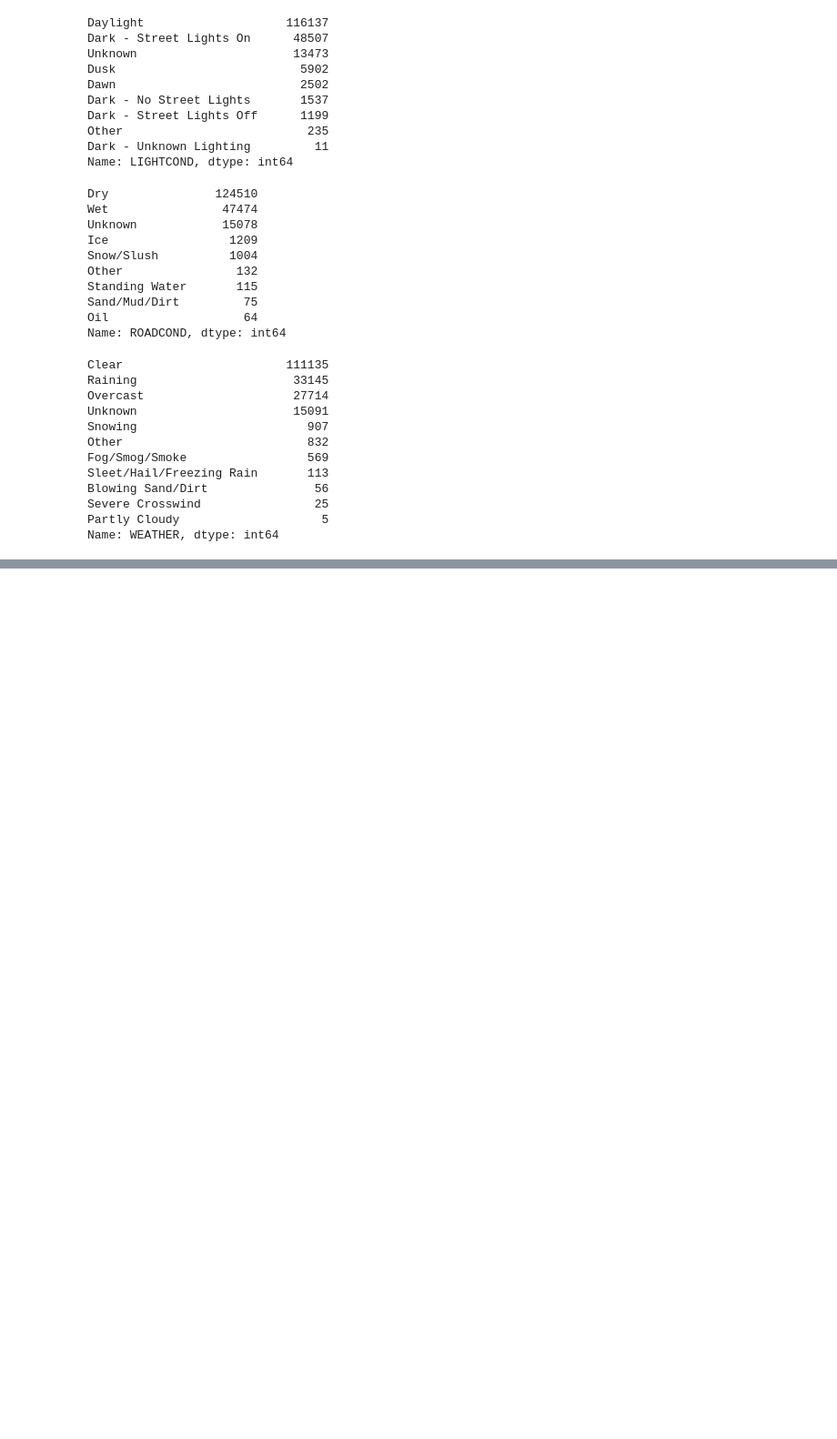
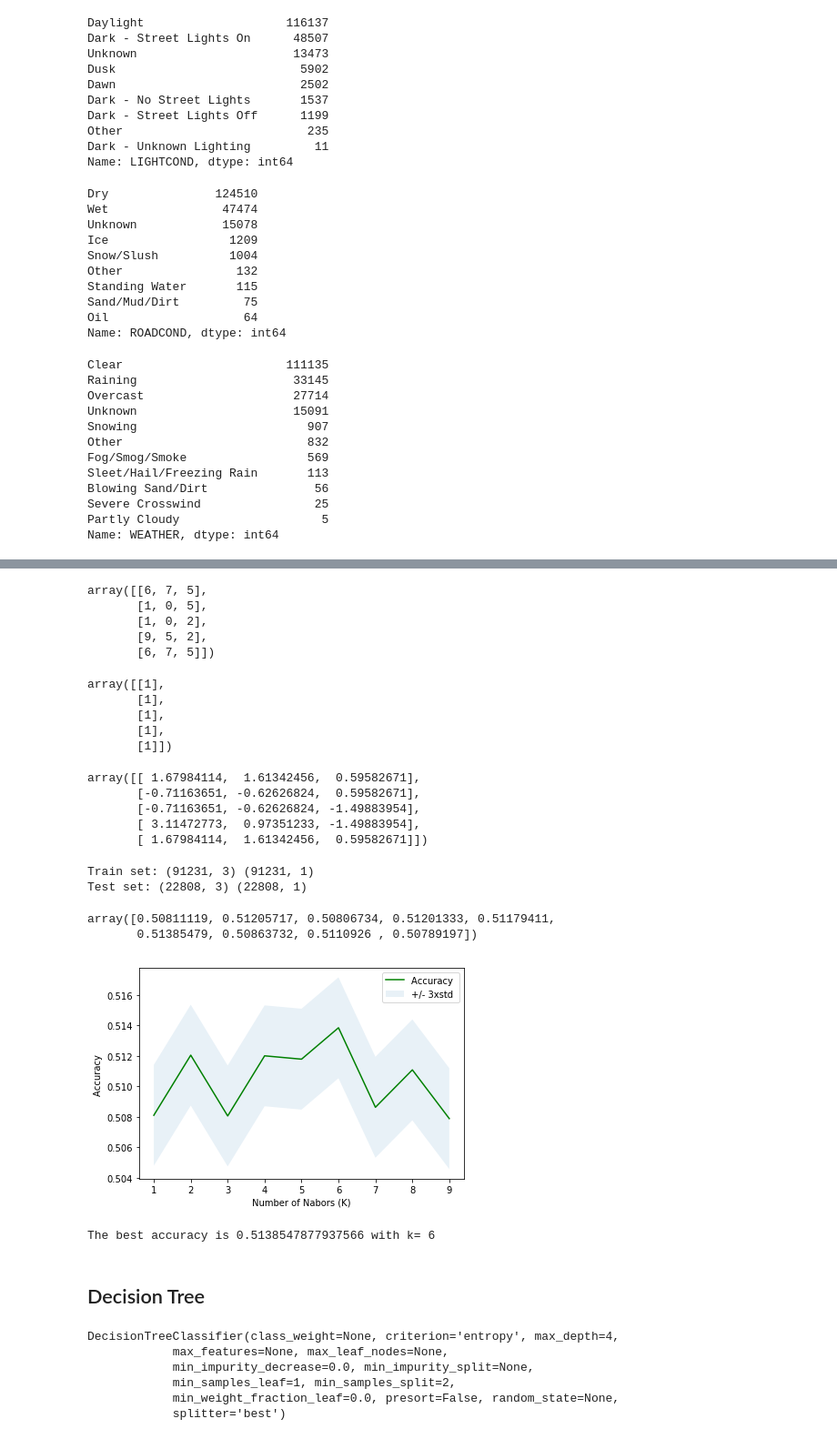
Before and after one commit to BrandonSolares/Coursera_Capstone, a Jupyter notebook: Capstone.ipynb, the cells around one changed output, grey strips where cells are left out. Shown: that part at 91% size. Cells and saved outputs as stored; diff of their text form; code cells hidden in the pictures; blank space fills up the shorter version.

```diff
--- a/Capstone.ipynb
+++ b/Capstone.ipynb
@@ -108,0 +196,35 @@ df1
+# %%
+X = df1[['WEATHER','ROADCOND','LIGHTCOND']].values
+X[0:5]
+# %% [output]
+array([[6, 7, 5],
+       [1, 0, 5],
+       [1, 0, 2],
+       [9, 5, 2],
+       [6, 7, 5]])
+# %%
+y = df1[['SEVERITYCODE']].values
+y[0:5]
+# %% [output]
+array([[1],
+       [1],
+       [1],
+       [1],
+       [1]])
+# %%
+X = preprocessing.StandardScaler().fit(X).transform(X.astype(float))
+X[0:5]
+# %% [output]
+array([[ 1.67984114,  1.61342456,  0.59582671],
+       [-0.71163651, -0.62626824,  0.59582671],
+       [-0.71163651, -0.62626824, -1.49883954],
+       [ 3.11472773,  0.97351233, -1.49883954],
+       [ 1.67984114,  1.61342456,  0.59582671]])
+# %%
+from sklearn.model_selection import train_test_split
+X_train, X_test, y_train, y_test = train_test_split( X, y, test_size=0.2, random_state=2)
+print ('Train set:', X_train.shape,  y_train.shape)
+print ('Test set:', X_test.shape,  y_test.shape)
+# %% [output]
+Train set: (91231, 3) (91231, 1)
+Test set: (22808, 3) (22808, 1)
@@ -108,0 +234,19 @@ df1
+# %%
+Ks = 10
+mean_acc = np.zeros((Ks-1))
+std_acc = np.zeros((Ks-1))
+ConfustionMx = [];
+for n in range(1,Ks):
+
+    #Train Model and Predict
+    neigh = KNeighborsClassifier(n_neighbors = n).fit(X_train,y_train)
+    yhat_knn=neigh.predict(X_test)
+    mean_acc[n-1] = metrics.accuracy_score(y_test, yhat_knn)
+
+
+    std_acc[n-1]=np.std(yhat_knn==y_test)/np.sqrt(yhat_knn.shape[0])
+
+mean_acc
+# %% [output]
+array([0.50811119, 0.51205717, 0.50806734, 0.51201333, 0.51179411,
+       0.51385479, 0.50863732, 0.5110926 , 0.50789197])
@@ -108,0 +259,14 @@ df1
+# %%
+plt.plot(range(1,Ks),mean_acc,'g')
+plt.fill_between(range(1,Ks),mean_acc - 1 * std_acc,mean_acc + 1 * std_acc, alpha=0.10)
+plt.legend(('Accuracy ', '+/- 3xstd'))
+plt.ylabel('Accuracy ')
+plt.xlabel('Number of Nabors (K)')
+plt.tight_layout()
+plt.show()
+# %% [output]
+[figure, added]
+# %%
+print( "The best accuracy is", mean_acc.max(), "with k=", mean_acc.argmax()+1)
+# %% [output]
+The best accuracy is 0.5138547877937566 with k= 6
@@ -108,0 +279,2 @@ df1
+# %% [markdown]
+## Decision Tree
@@ -108,0 +283,10 @@ df1
+# %%
+SeverityTree = DecisionTreeClassifier(criterion="entropy", max_depth = 4)
+SeverityTree
+# %% [output]
+DecisionTreeClassifier(class_weight=None, criterion='entropy', max_depth=4,
+            max_features=None, max_leaf_nodes=None,
+            min_impurity_decrease=0.0, min_impurity_split=None,
+            min_samples_leaf=1, min_samples_split=2,
+            min_weight_fraction_leaf=0.0, presort=False, random_state=None,
+            splitter='best')
```
Also changed, not shown: parts of 34 cells of this notebook.
